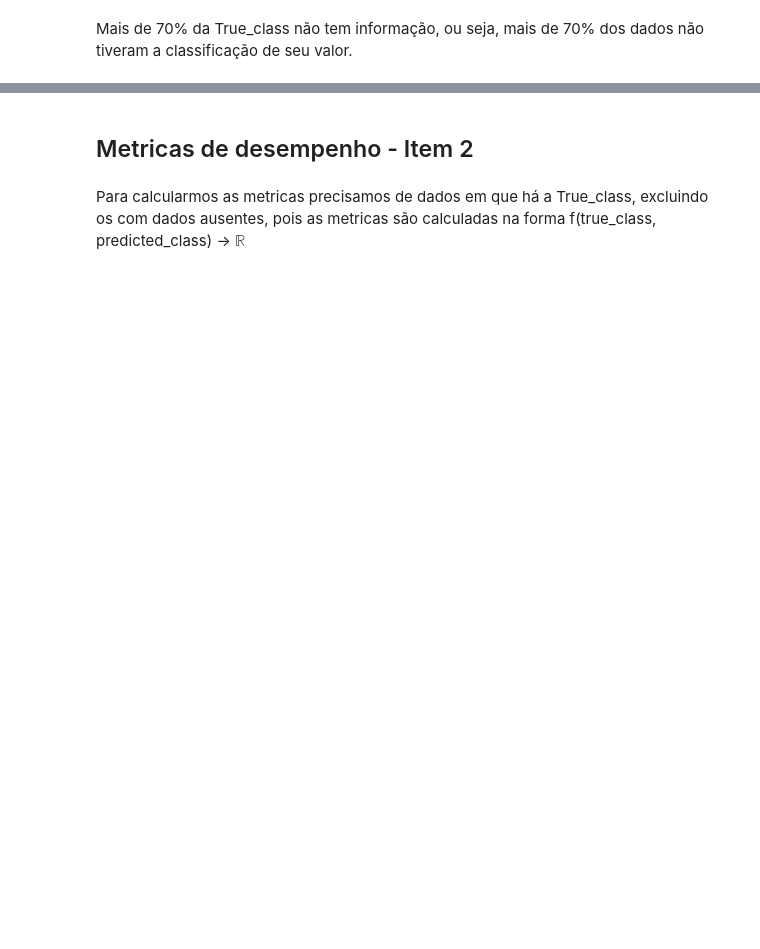
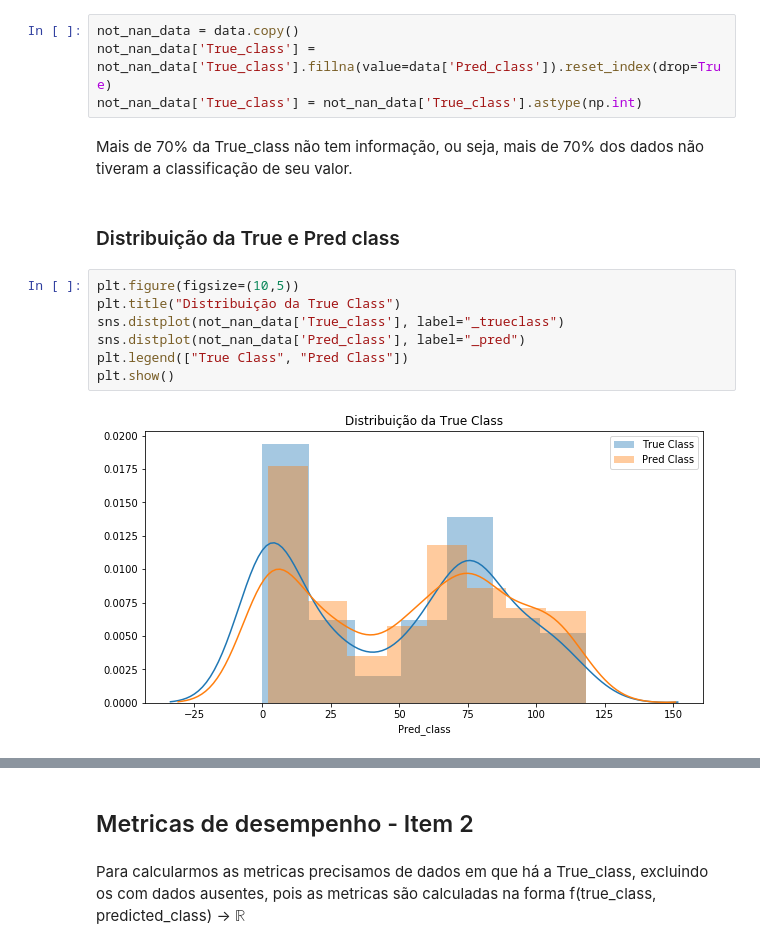
Before and after one commit to Andre-Sacilotti/ML-NLP-Questions, a Jupyter notebook: Analise ML.ipynb, the cells around one changed output, grey strips where cells are left out. Drawn from its saved outputs; the diff is of its cells as text; blank space fills up the shorter version.

```diff
--- a/Analise ML.ipynb
+++ b/Analise ML.ipynb
@@ -40,5 +49,20 @@ sns.barplot(x=data.isna().sum().keys(), y=data.isna().sum().values/len(data))
 # %% [output]
 <matplotlib.axes._subplots.AxesSubplot at 0x...>
 [figure]
+# %%
+not_nan_data = data.copy()
+not_nan_data['True_class'] = not_nan_data['True_class'].fillna(value=data['Pred_class']).reset_index(drop=True)
+not_nan_data['True_class'] = not_nan_data['True_class'].astype(np.int)
 # %% [markdown]
 Mais de 70% da True_class não tem informação, ou seja, mais de 70% dos dados não tiveram a classificação de seu valor.
+# %% [markdown]
+### Distribuição da True e Pred class
+# %%
+plt.figure(figsize=(10,5))
+plt.title("Distribuição da True Class")
+sns.distplot(not_nan_data['True_class'], label="_trueclass")
+sns.distplot(not_nan_data['Pred_class'], label="_pred")
+plt.legend(["True Class", "Pred Class"])
+plt.show()
+# %% [output]
+[figure, added]
```
Also changed, not shown: parts of 67 cells of this notebook.
